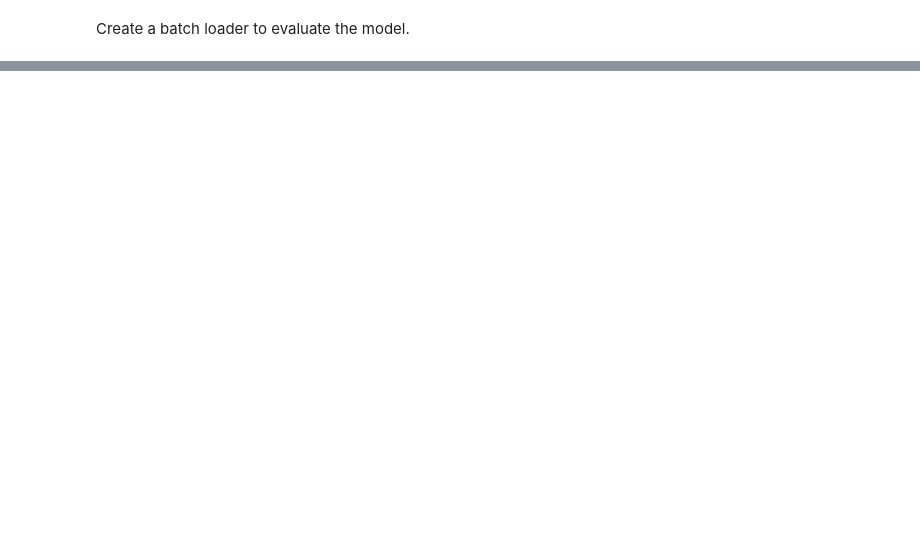
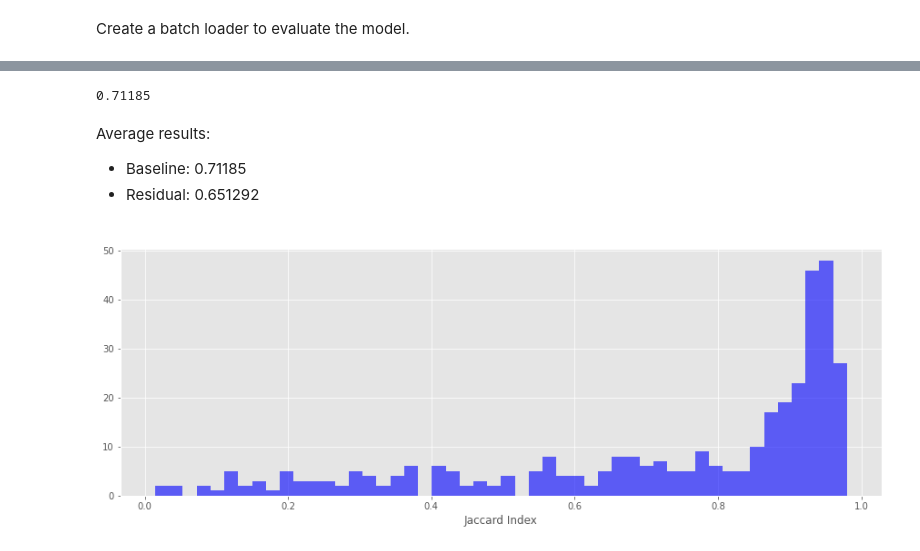
Before and after one commit to maxbeber/deep-water, a Jupyter notebook: 09-test-model-prediction.ipynb, the cells around one changed output, grey strips where cells are left out. Saved outputs shown, nothing was run; the diff lists cells and outputs as text; code cells hidden in the pictures; blank space fills up the shorter version.

```diff
--- a/09-test-model-prediction.ipynb
+++ b/09-test-model-prediction.ipynb
@@ -74,0 +86,15 @@ display_predictions(X_test, Y_pred, batch_size)
+# %%
+X_test, Y_test = next(batch_generator)
+# %%
+results = {}
+images = glob.glob(os.path.join(image_folder, 'data', '*.jpg'))
+for image in images:
+    image_file_name = image.split(os.sep)[-1]
+    batch_loader = BatchLoader([image], image_folder, mask_folder, 1, image_size)
+    batch_generator = batch_loader()
+    X_test, Y_test = next(batch_generator)
+    Y_pred = model.predict(X_test)
+    iou = mean_iou(Y_test, Y_pred)
+    results[image_file_name] = iou
+# %%
+ordered_results = {k: v for k, v in sorted(results.items(), key=lambda item: item[1], reverse=True)}
@@ -74,0 +150,20 @@ display_predictions(X_test, Y_pred, batch_size)
+# %%
+mean_iou = []
+[mean_iou.append(v) for a, v in filtered_results.items()]
+val_mean_iou = np.mean(np.array(mean_iou))
+val_mean_iou
+# %% [output]
+0.71185
+# %% [markdown]
+Average results:
+- Baseline: 0.71185
+- Residual: 0.651292
+# %%
+plt.figure(figsize=(15,5))
+plt.style.use('ggplot')
+plt.xlabel('Jaccard Index')
+plt.title(model_name)
+plt.hist(ordered_results.values(), color='b', alpha=0.6, bins=50)
+plt.show()
+# %% [output]
+[figure, added]
```
Also changed, not shown: parts of 7 cells of this notebook.
